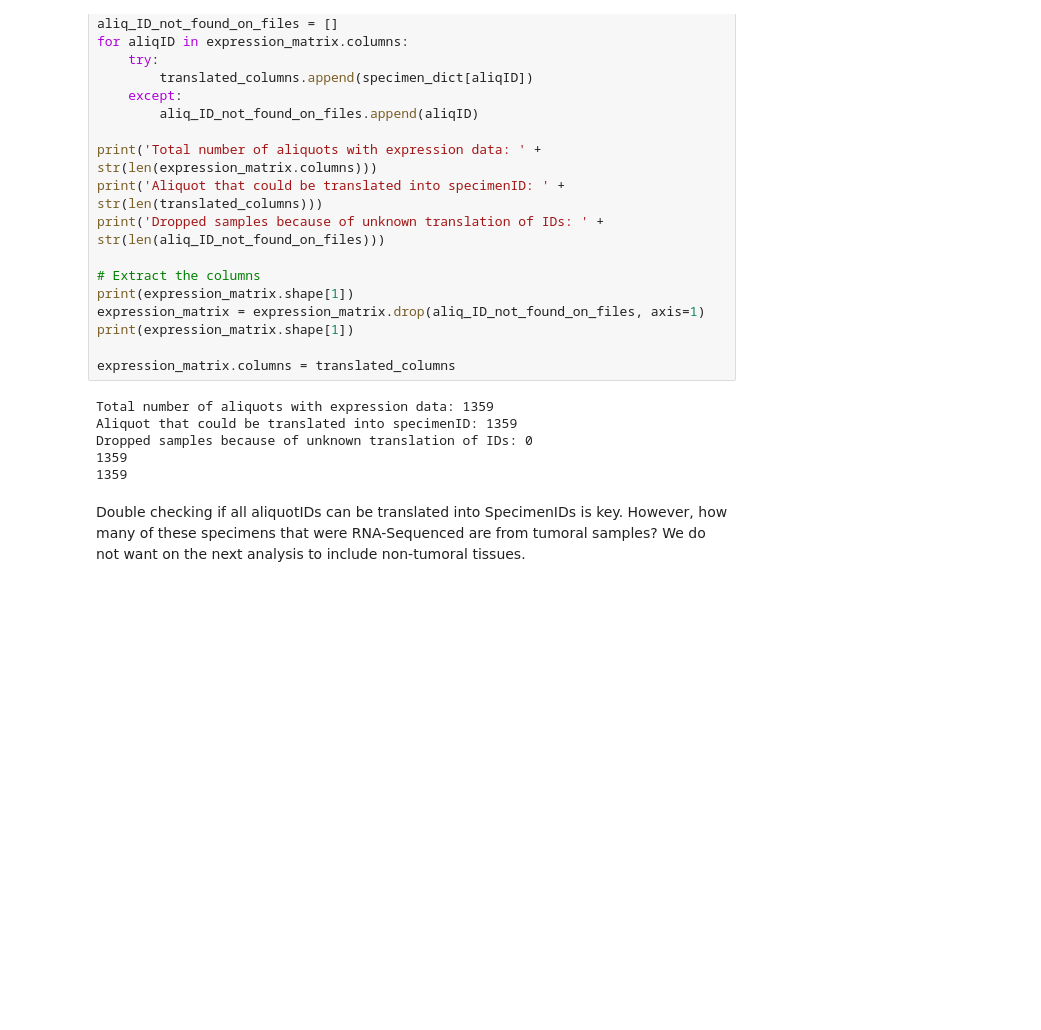
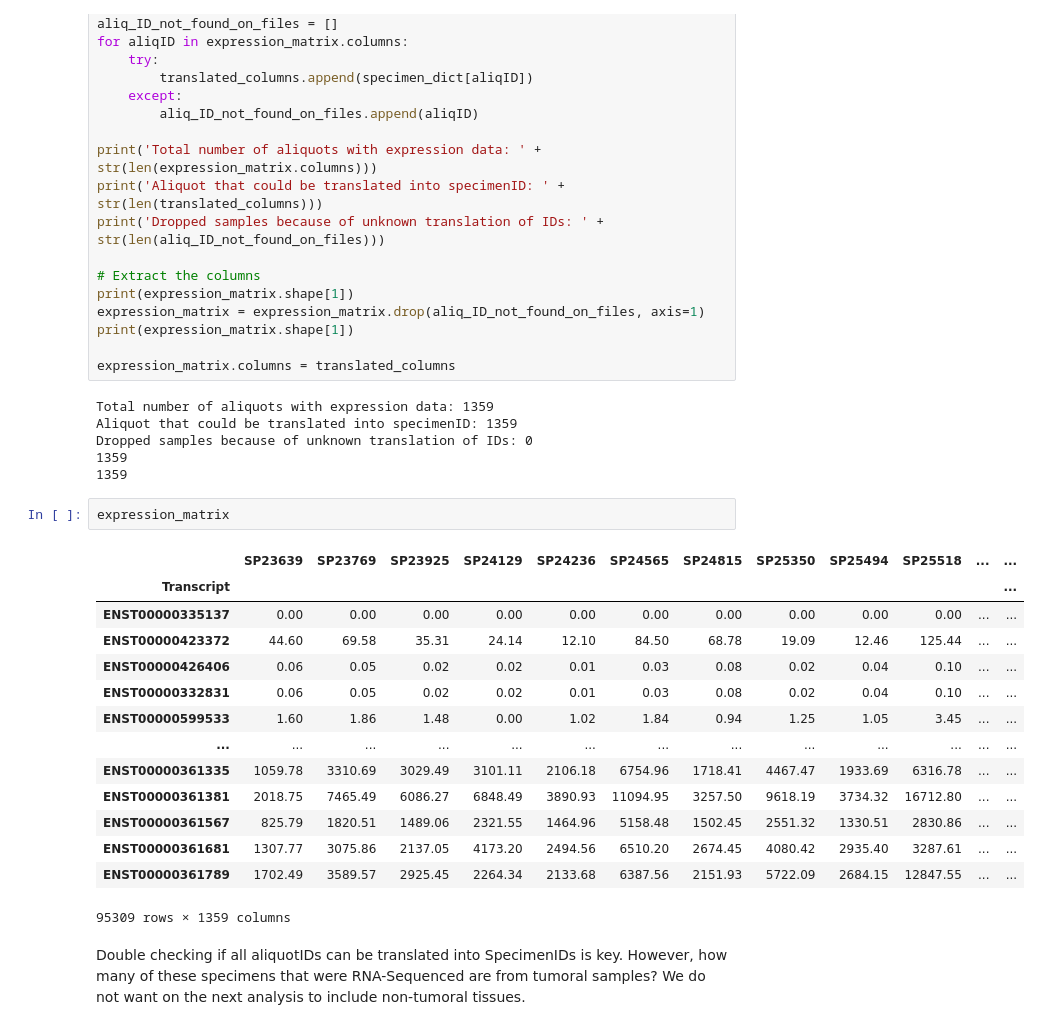
Before and after one commit to mirodriguezgal/MSc_Omics_Uvic_MachineLearning, a Jupyter notebook: 1_Introduction_to_Machine_Learning.ipynb, the cells around one changed output. Drawn from its saved outputs; the diff is of its cells as text; blank space fills up the shorter version.

```diff
--- a/1_Introduction_to_Machine_Learning.ipynb
+++ b/1_Introduction_to_Machine_Learning.ipynb
@@ -510,6 +533,23 @@ Aliquot that could be translated into specimenID: 1359
 Dropped samples because of unknown translation of IDs: 0
 1359
 1359
+# %%
+expression_matrix
+# %% [output]
+|  | SP23639 | SP23769 | SP23925 | SP24129 | SP24236 | SP24565 | SP24815 | SP25350 | SP25494 | SP25518 | ... | ... |
+| Transcript |  |  |  |  |  |  |  |  |  |  |  | ... |
+| ENST00000335137 | 0.00 | 0.00 | 0.00 | 0.00 | 0.00 | 0.00 | 0.00 | 0.00 | 0.00 | 0.00 | ... | ... |
+| ENST00000423372 | 44.60 | 69.58 | 35.31 | 24.14 | 12.10 | 84.50 | 68.78 | 19.09 | 12.46 | 125.44 | ... | ... |
+| ENST00000426406 | 0.06 | 0.05 | 0.02 | 0.02 | 0.01 | 0.03 | 0.08 | 0.02 | 0.04 | 0.10 | ... | ... |
+| ENST00000332831 | 0.06 | 0.05 | 0.02 | 0.02 | 0.01 | 0.03 | 0.08 | 0.02 | 0.04 | 0.10 | ... | ... |
+| ENST00000599533 | 1.60 | 1.86 | 1.48 | 0.00 | 1.02 | 1.84 | 0.94 | 1.25 | 1.05 | 3.45 | ... | ... |
+| ... | ... | ... | ... | ... | ... | ... | ... | ... | ... | ... | ... | ... |
+| ENST00000361335 | 1059.78 | 3310.69 | 3029.49 | 3101.11 | 2106.18 | 6754.96 | 1718.41 | 4467.47 | 1933.69 | 6316.78 | ... | ... |
+| ENST00000361381 | 2018.75 | 7465.49 | 6086.27 | 6848.49 | 3890.93 | 11094.95 | 3257.50 | 9618.19 | 3734.32 | 16712.80 | ... | ... |
+| ENST00000361567 | 825.79 | 1820.51 | 1489.06 | 2321.55 | 1464.96 | 5158.48 | 1502.45 | 2551.32 | 1330.51 | 2830.86 | ... | ... |
+| ENST00000361681 | 1307.77 | 3075.86 | 2137.05 | 4173.20 | 2494.56 | 6510.20 | 2674.45 | 4080.42 | 2935.40 | 3287.61 | ... | ... |
+| ENST00000361789 | 1702.49 | 3589.57 | 2925.45 | 2264.34 | 2133.68 | 6387.56 | 2151.93 | 5722.09 | 2684.15 | 12847.55 | ... | ... |
+95309 rows × 1359 columns
 # %% [markdown]
 Double checking if all aliquotIDs can be translated into SpecimenIDs is key. However, how many of these specimens that were RNA-Sequenced are from tumoral samples? We do not want on the next analysis to include non-tumoral tissues.
 # %%
```
Also changed, not shown: parts of 6 cells of this notebook, 2 other files.
